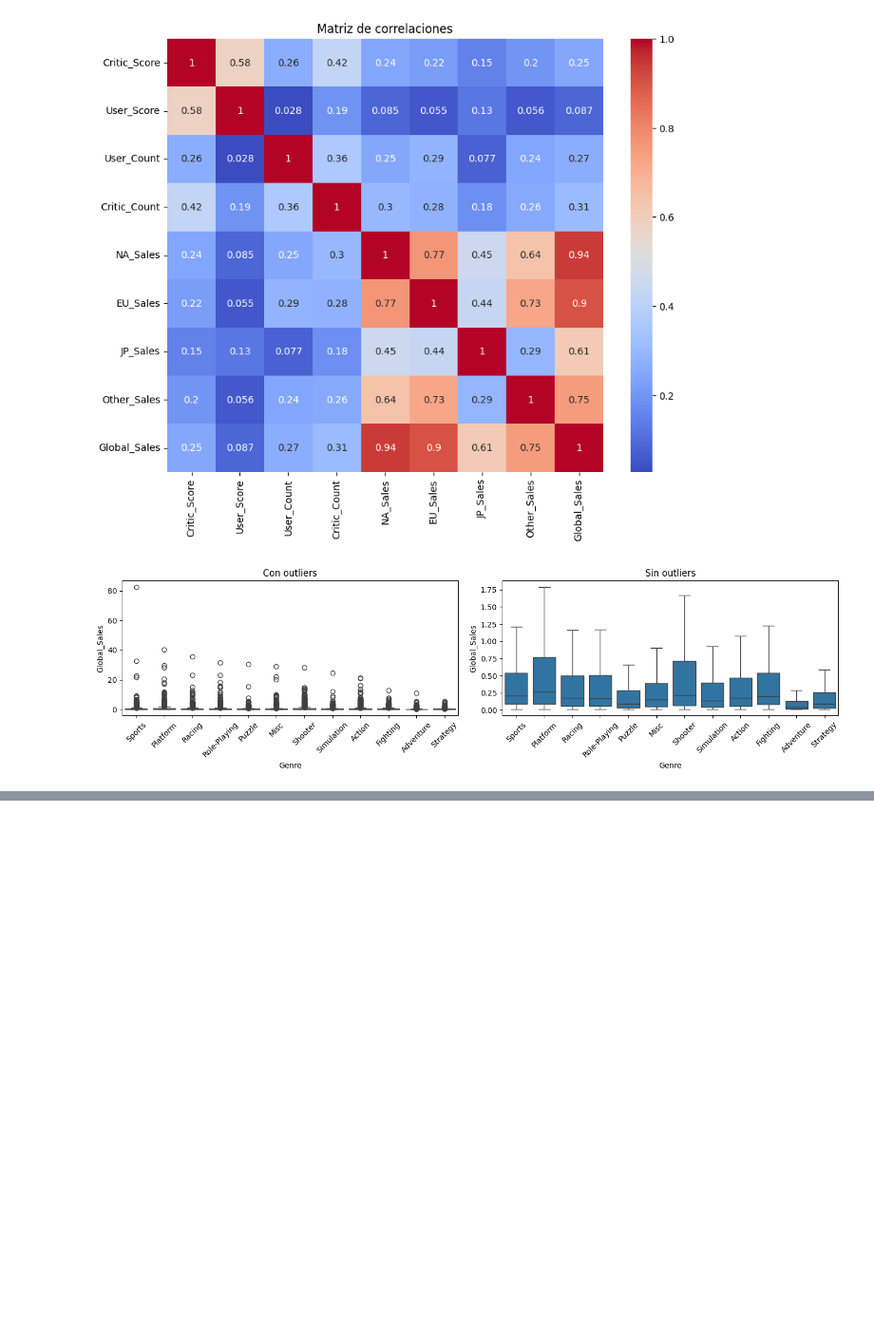
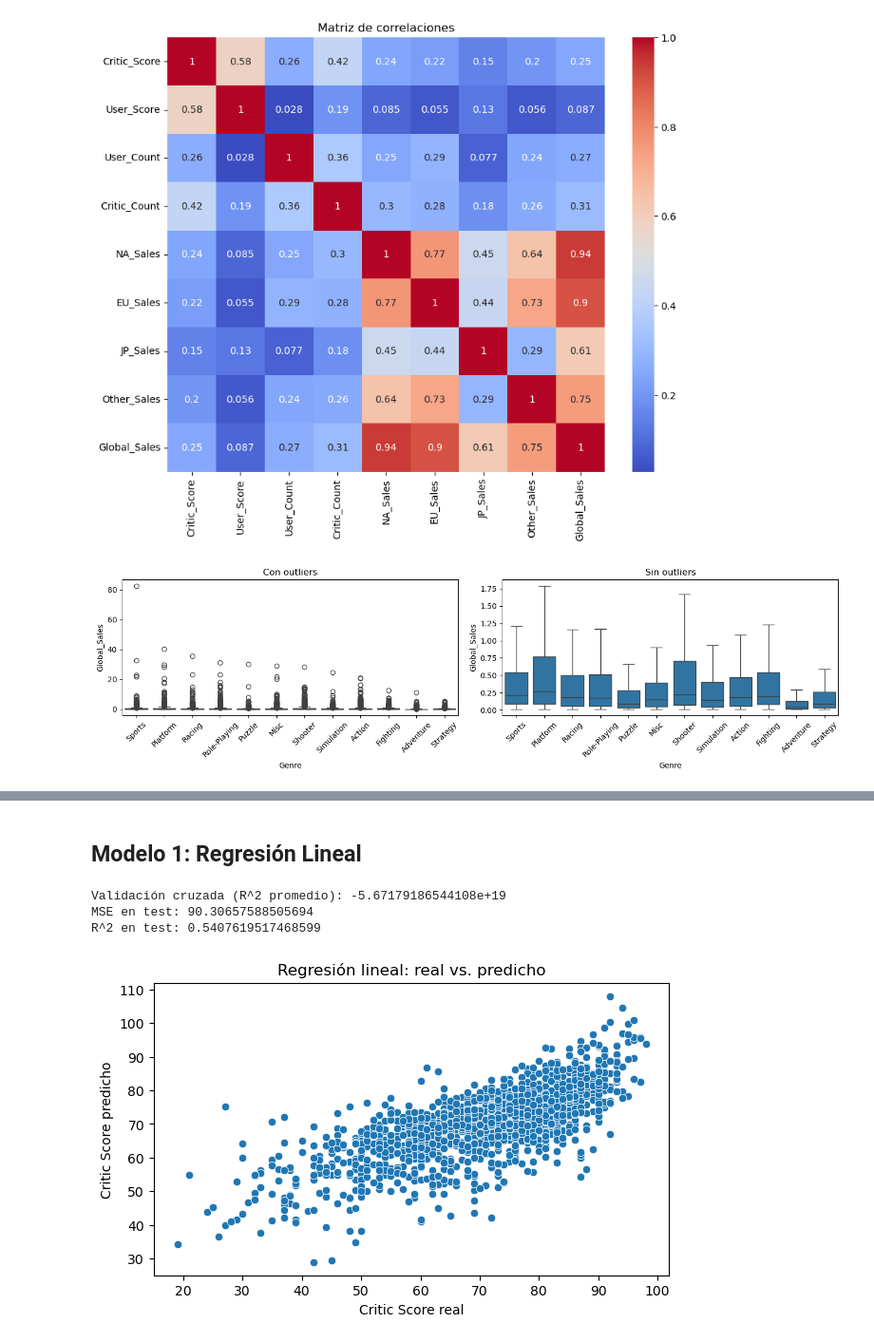
Before and after one commit to NewEstay/proyectoia, a Jupyter notebook: Proyecto.ipynb, the cells around one changed output, grey strips where cells are left out. Shown at 95% size. Saved outputs shown, nothing was run; the diff lists cells and outputs as text; code cells hidden in the pictures; blank space fills up the shorter version.

```diff
--- a/Proyecto.ipynb
+++ b/Proyecto.ipynb
@@ -108,0 +119,5 @@ plt.show()
+# %%
+df = df[df["User_Score"] != 'tdt']
+df["User_Score"] = pd.to_numeric(df["User_Score"], errors="coerce")
+df = df.dropna()
+df.info()
@@ -108,0 +142,74 @@ plt.show()
+# %% [markdown]
+## Modelo 1: Regresión Lineal
+# %%
+#Creación de variable con los 15 publishers más frecuentes
+top_publishers = df["Publisher"].value_counts().nlargest(15).index
+df["Publisher"] = df["Publisher"].apply(lambda x: x if x in top_publishers else "Other")
+
+#Transformación logarítmica de ventas
+for col in ['NA_Sales', 'EU_Sales', 'JP_Sales', 'Other_Sales', 'Global_Sales']:
+    df[f"{col}_log"] = np.log1p(df[col])
+
+#Cálculo de la edad del juego
+df["Game_Age"] = 2025 - df["Year_of_Release"]
+# %%
+#Selección de features relevantes
+features = [
+    'Platform', 'Genre', 'Publisher', 'NA_Sales_log', 'EU_Sales_log', 'JP_Sales_log',
+    'Other_Sales_log', 'User_Score', 'User_Count', 'Critic_Count', 'Rating', 'Game_Age'
+]
+target = "Critic_Score"
+
+X = df[features]
+y = df[target]
+
+#Preprocesamiento con pipeline
+numeric_features = ['NA_Sales_log', 'EU_Sales_log', 'JP_Sales_log', 'Other_Sales_log',
+                   'User_Score', 'User_Count', 'Critic_Count', 'Game_Age']
+categorical_features = ['Platform', 'Genre', 'Publisher', 'Rating']
+
+numeric_transformer = Pipeline(steps=[
+    ('scaler', StandardScaler())
+])
+categorical_transformer = Pipeline(steps=[
+    ('onehot', OneHotEncoder(handle_unknown='ignore', sparse_output=False))
+])
+
+preprocessor = ColumnTransformer(
+    transformers=[
+        ('num', numeric_transformer, numeric_features),
+        ('cat', categorical_transformer, categorical_features)
+    ])
+
+model = Pipeline(steps=[
+    ('preprocessor', preprocessor),
+    ('regressor', LinearRegression())
+])
+
+#Train y Test split
+X_train, X_test, y_train, y_test = train_test_split(X, y, test_size=0.2, random_state=42)
+
+#Validación cruzada
+scores = cross_val_score(model, X_train, y_train, cv=5, scoring='r2')
+
+#Entrenamiento final
+model.fit(X_train, y_train)
+y_pred = model.predict(X_test)
+
+print("Validación cruzada (R^2 promedio):", np.mean(scores))
+print("MSE en test:", mean_squared_error(y_test, y_pred))
+print("R^2 en test:", r2_score(y_test, y_pred))
+# %% [output]
+Validación cruzada (R^2 promedio): -5.67179186544108e+19
+MSE en test: 90.30657588505694
+R^2 en test: 0.5407619517468599
+# %%
+#Gráfico de dispersión de real vs. predicho
+plt.figure(figsize=(7,4))
+sns.scatterplot(x=y_test, y=y_pred)
+plt.xlabel("Critic Score real")
+plt.ylabel("Critic Score predicho")
+plt.title("Regresión lineal: real vs. predicho")
+plt.show()
+# %% [output]
+[figure, added]
```
Also changed, not shown: parts of 8 cells of this notebook.
